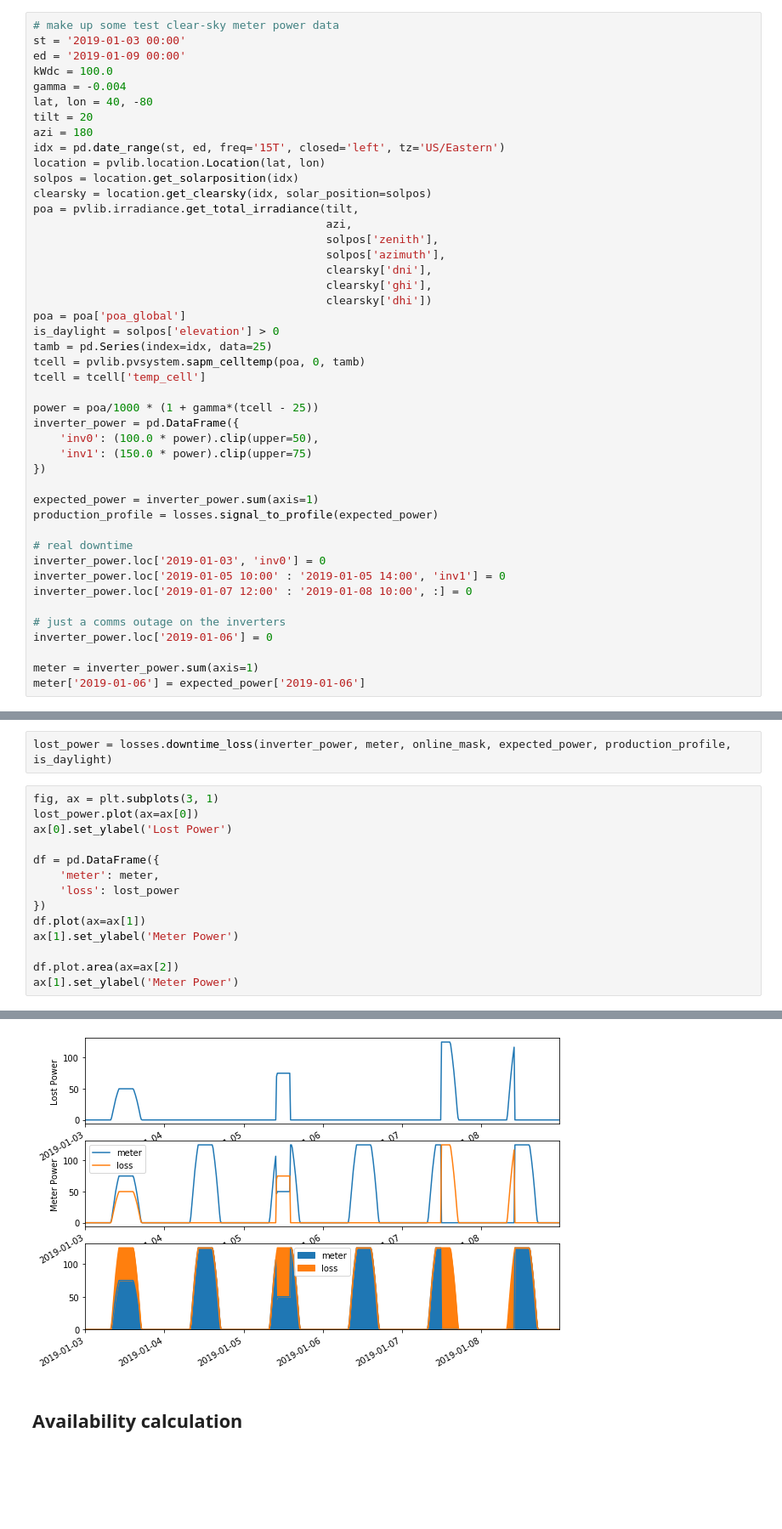
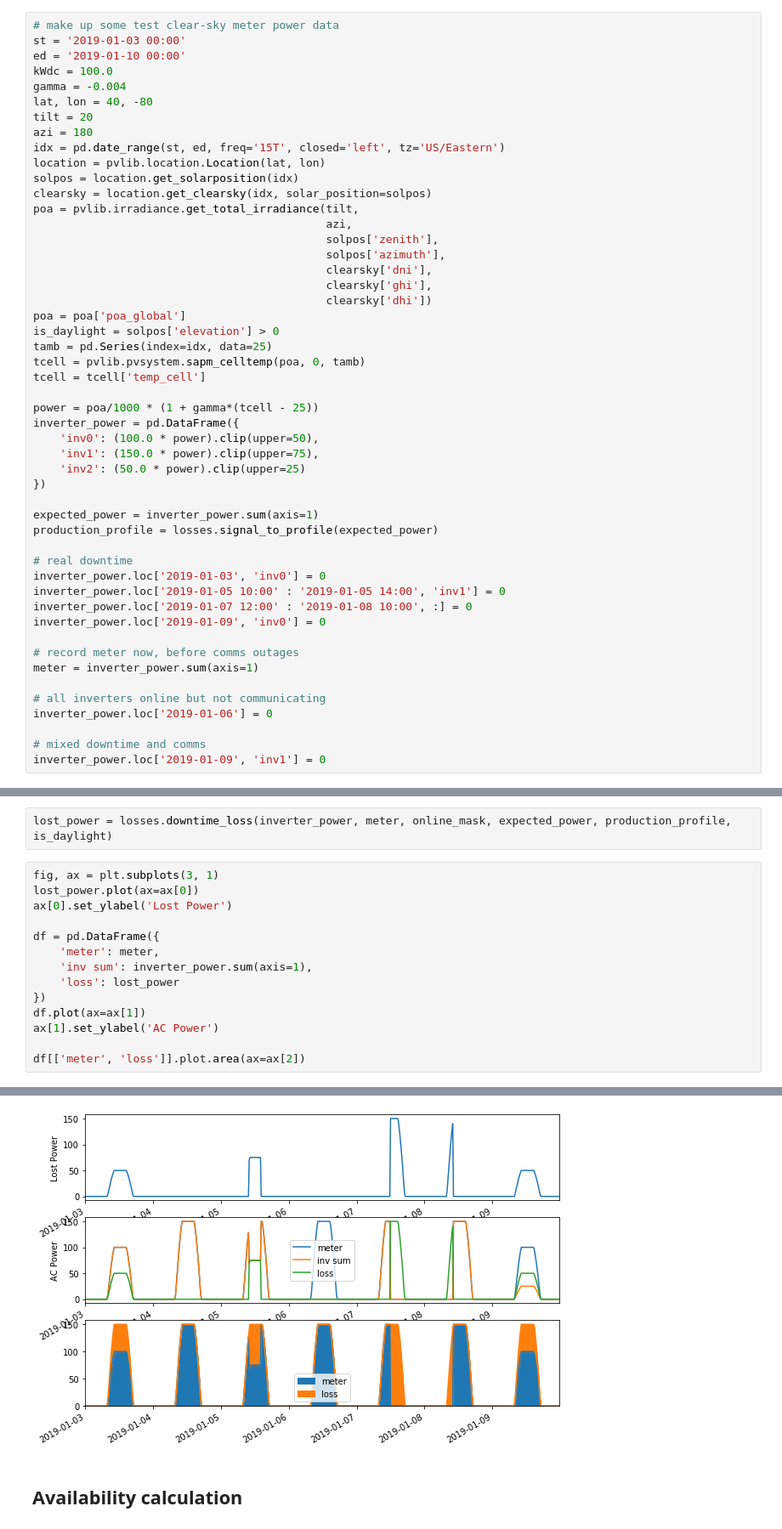
Before and after one commit to NREL/rdtools, a Jupyter notebook: docs/inverter_downtime_example.ipynb, the cells around one changed output, grey strips where cells are left out. Shown at 85% size. Cells and saved outputs as stored; diff of their text form; blank space fills up the shorter version.

Commit message:
make availability loss calculation more robust to mixed production and comms outages

```diff
--- a/docs/inverter_downtime_example.ipynb
+++ b/docs/inverter_downtime_example.ipynb
@@ -25,7 +25,7 @@ plt.rcParams["figure.figsize"] = (10,7)
 # %%
 # make up some test clear-sky meter power data
 st = '2019-01-03 00:00'
-ed = '2019-01-09 00:00'
+ed = '2019-01-10 00:00'
 kWdc = 100.0
 gamma = -0.004
 lat, lon = 40, -80
@@ -51,7 +51,8 @@ tcell = tcell['temp_cell']
 power = poa/1000 * (1 + gamma*(tcell - 25))
 inverter_power = pd.DataFrame({
     'inv0': (100.0 * power).clip(upper=50),
-    'inv1': (150.0 * power).clip(upper=75)
+    'inv1': (150.0 * power).clip(upper=75),
+    'inv2': (50.0 * power).clip(upper=25)
 })
 
 expected_power = inverter_power.sum(axis=1)
@@ -61,12 +62,16 @@ production_profile = losses.signal_to_profile(expected_power)
 inverter_power.loc['2019-01-03', 'inv0'] = 0
 inverter_power.loc['2019-01-05 10:00' : '2019-01-05 14:00', 'inv1'] = 0
 inverter_power.loc['2019-01-07 12:00' : '2019-01-08 10:00', :] = 0
+inverter_power.loc['2019-01-09', 'inv0'] = 0
 
-# just a comms outage on the inverters
+# record meter now, before comms outages
+meter = inverter_power.sum(axis=1)
+
+# all inverters online but not communicating
 inverter_power.loc['2019-01-06'] = 0
 
-meter = inverter_power.sum(axis=1)
-meter['2019-01-06'] = expected_power['2019-01-06']
+# mixed downtime and comms
+inverter_power.loc['2019-01-09', 'inv1'] = 0
 # %% [markdown]
 ## Detect inverter outages
 # %%
@@ -94,11 +99,11 @@ ax[0].set_ylabel('Lost Power')
 
 df = pd.DataFrame({
     'meter': meter,
+    'inv sum': inverter_power.sum(axis=1),
     'loss': lost_power
 })
 df.plot(ax=ax[1])
-ax[1].set_ylabel('Meter Power')
+ax[1].set_ylabel('AC Power')
 
-df.plot.area(ax=ax[2])
-ax[1].set_ylabel('Meter Power')
+df[['meter', 'loss']].plot.area(ax=ax[2])
 # %% [output]
@@ -106,4 +111,4 @@ Text(0, 0.5, 'Meter Power')
-[figure, old version]
+[figure, new version]
 # %% [markdown]
 ## Availability calculation
 # %%
```
Also changed, not shown: parts of 4 cells of this notebook, 2 other files.
